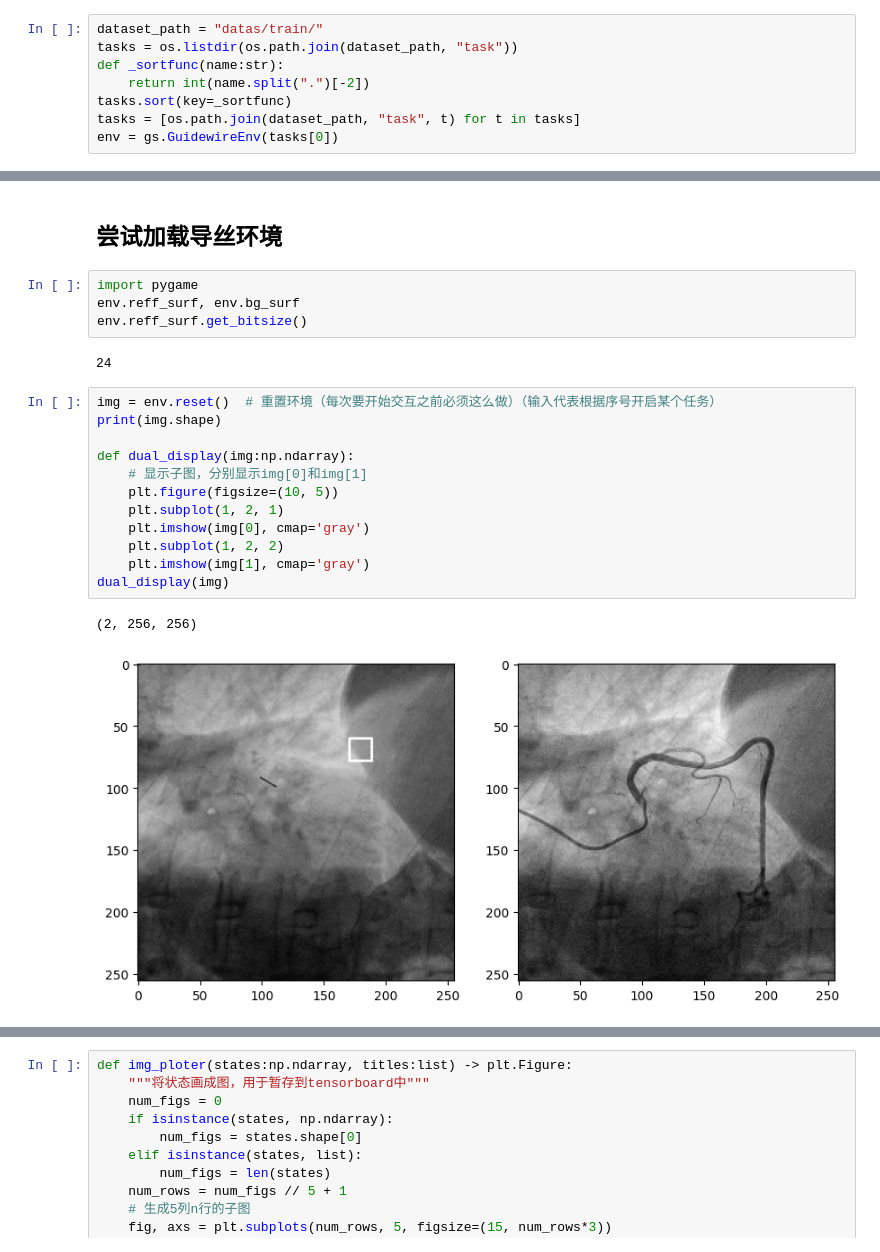
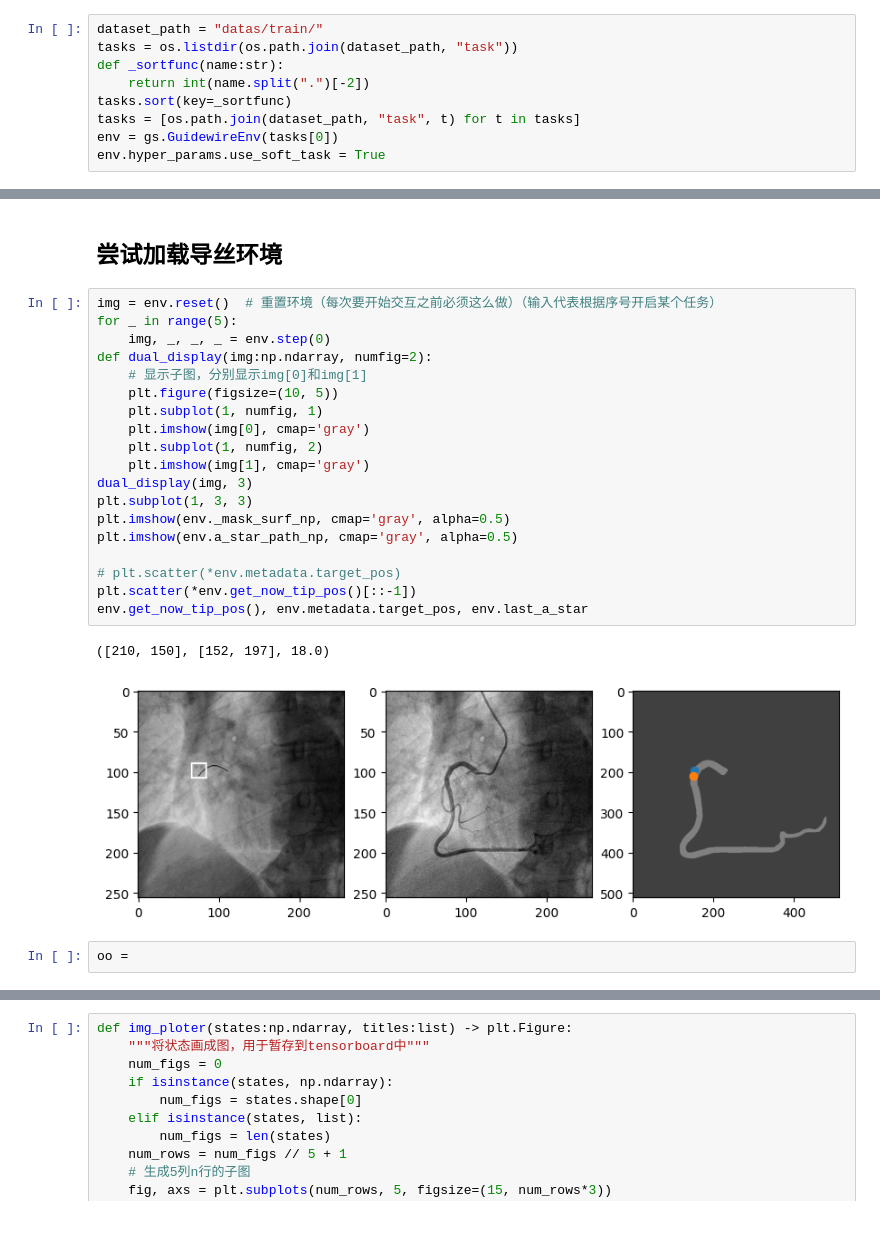
Before and after one commit to umeiko/guide-sim, a Jupyter notebook: starter.ipynb, the cells around one changed output, grey strips where cells are left out. Drawn from its saved outputs; the diff is of its cells as text; blank space fills up the shorter version.

```diff
--- a/starter.ipynb
+++ b/starter.ipynb
@@ -48,30 +50,34 @@ def _sortfunc(name:str):
 tasks.sort(key=_sortfunc)
 tasks = [os.path.join(dataset_path, "task", t) for t in tasks]
 env = gs.GuidewireEnv(tasks[0])
+env.hyper_params.use_soft_task = True
 # %% [output]
 datas/train/no_angiography/1.png
 datas/train/label/1.png
 datas/train/images/1.png
 # %% [markdown]
 ## 尝试加载导丝环境
-# %%
-import pygame
-env.reff_surf, env.bg_surf
-env.reff_surf.get_bitsize()
-# %% [output]
-24
 # %%
 img = env.reset()  # 重置环境（每次要开始交互之前必须这么做）（输入代表根据序号开启某个任务）
-print(img.shape)
-
-def dual_display(img:np.ndarray):
+for _ in range(5):
+    img, _, _, _ = env.step(0)
+def dual_display(img:np.ndarray, numfig=2):
     # 显示子图，分别显示img[0]和img[1]
     plt.figure(figsize=(10, 5))
-    plt.subplot(1, 2, 1)
+    plt.subplot(1, numfig, 1)
     plt.imshow(img[0], cmap='gray')
-    plt.subplot(1, 2, 2)
+    plt.subplot(1, numfig, 2)
     plt.imshow(img[1], cmap='gray')
-dual_display(img)
+dual_display(img, 3)
+plt.subplot(1, 3, 3)
+plt.imshow(env._mask_surf_np, cmap='gray', alpha=0.5)
+plt.imshow(env.a_star_path_np, cmap='gray', alpha=0.5)
+
+# plt.scatter(*env.metadata.target_pos)
+plt.scatter(*env.get_now_tip_pos()[::-1])
+env.get_now_tip_pos(), env.metadata.target_pos, env.last_a_star
 # %% [output]
-(2, 256, 256)
+([210, 150], [152, 197], 18.0)
-[figure, old version]
+[figure, new version]
+# %%
+oo =
```
Also changed, not shown: parts of 14 cells of this notebook, 4 other files.
